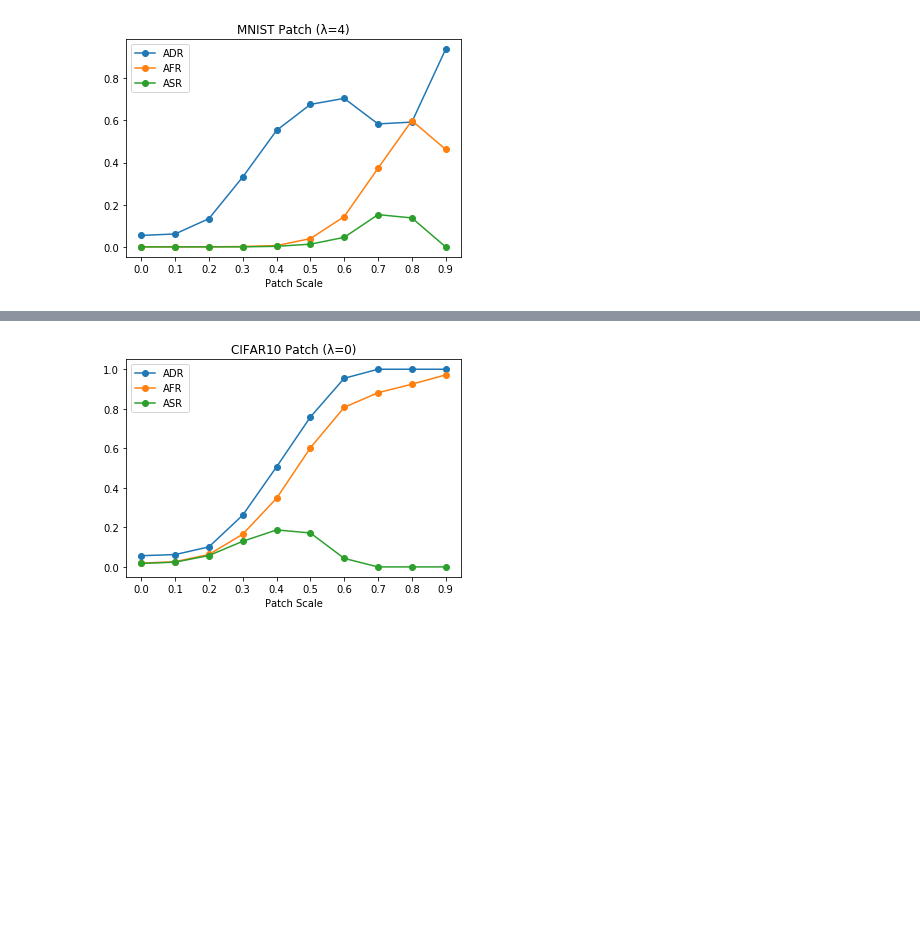
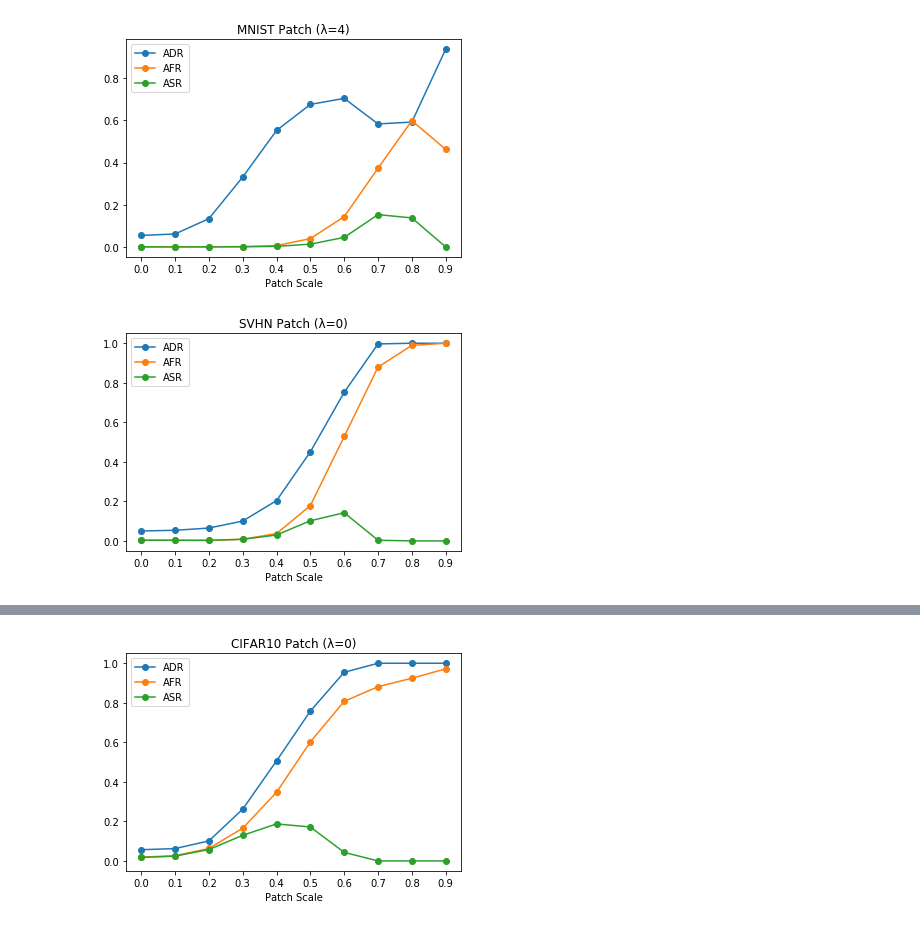
Before and after one commit to PerryXDeng/detecting-adversarial-patches-capsule-networks, a Jupyter notebook: recon_error_analysis.ipynb, the cells around one changed output, grey strips where cells are left out. Saved outputs shown, nothing was run; the diff lists cells and outputs as text; code cells hidden in the pictures; blank space fills up the shorter version.

```diff
--- a/recon_error_analysis.ipynb
+++ b/recon_error_analysis.ipynb
@@ -250,3 +257,10 @@ df = pd.read_csv(path + file)
 display_scaled_patch_success_detection_rates(df, 0, 0.02805054454999995, title="MNIST Patch (λ=4)", pdfout="adaptive.pdf")
 # %% [output]
 [figure]
+# %%
+path = "logs/svhn/single_pred_0_bg/20200220_17:42:42:547446_/test/"
+file = "logs_svhn_adv_00_20200225_17_00_01_069566__train_saved_patch_png_test.csv"
+df = pd.read_csv(path + file)
+display_scaled_patch_success_detection_rates(df, 0, 0.0370188675, title="SVHN Patch (λ=0)", pdfout="adaptive.pdf")
+# %% [output]
+[figure, added]
```
Also changed, not shown: parts of 6 cells of this notebook, 1 other file.
